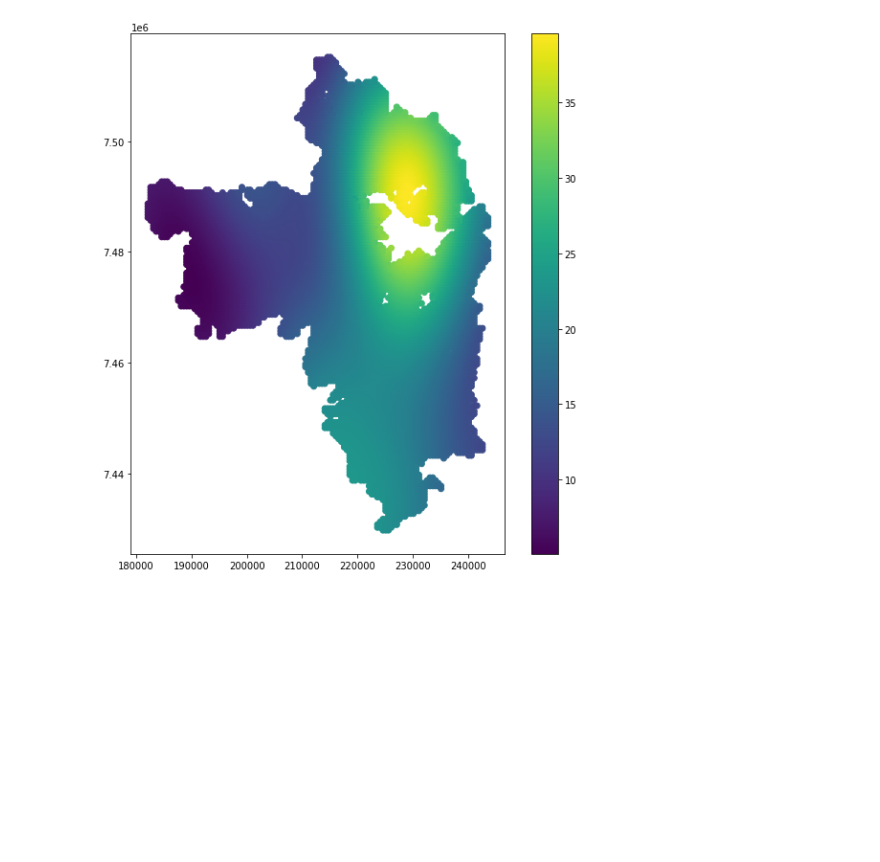
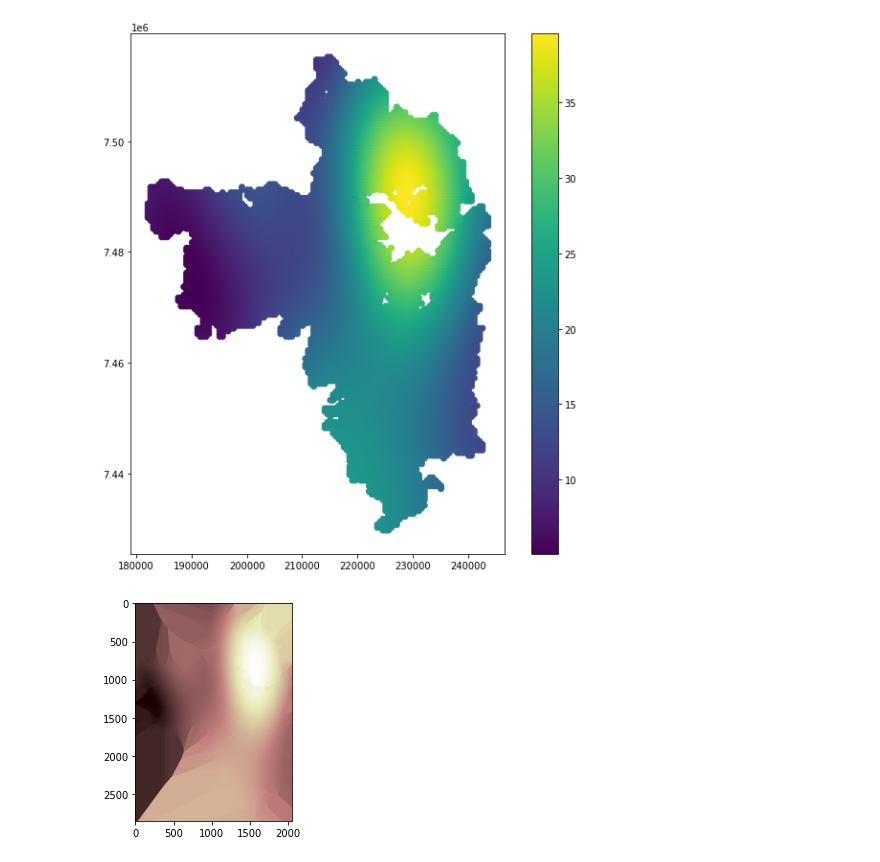
Before and after one commit to Livia-dias/Interpolate-carbono, a Jupyter notebook: sklearn/svr.ipynb, the cells around one changed output. Cells and saved outputs as stored; diff of their text form; code cells hidden in the pictures; blank space fills up the shorter version.

```diff
--- a/sklearn/svr.ipynb
+++ b/sklearn/svr.ipynb
@@ -142,6 +142,8 @@ mapa_gerado.plot("Argila",ax=ax, legend=True)
 # %%
-# src = rasterio.open("svr_out.tif")
+src = rasterio.open("svr_out.tif")
 
-# plt.imshow(src.read(1), cmap="pink")
-# plt.show()
-# src.close()
+plt.imshow(src.read(1), cmap="pink")
+plt.show()
+src.close()
+# %% [output]
+[figure, added]
```
Also changed, not shown: parts of 2 cells of this notebook.
